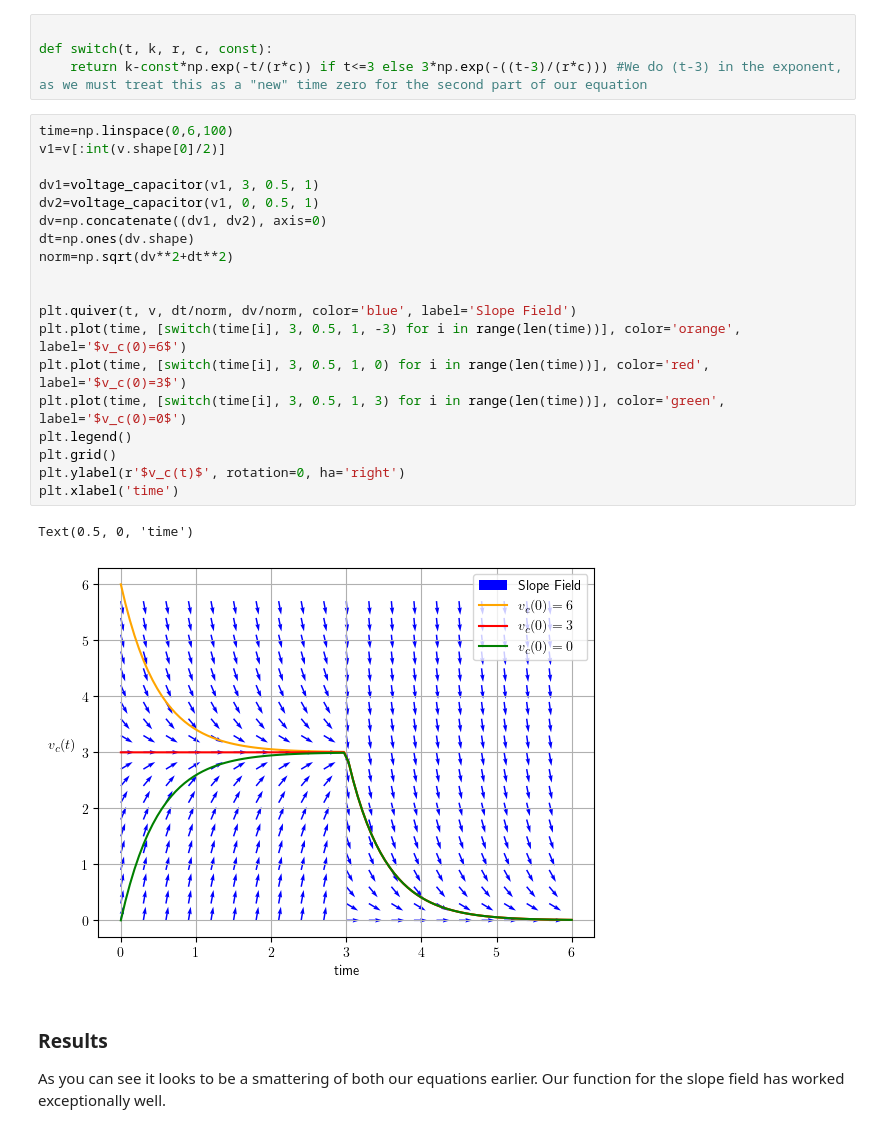
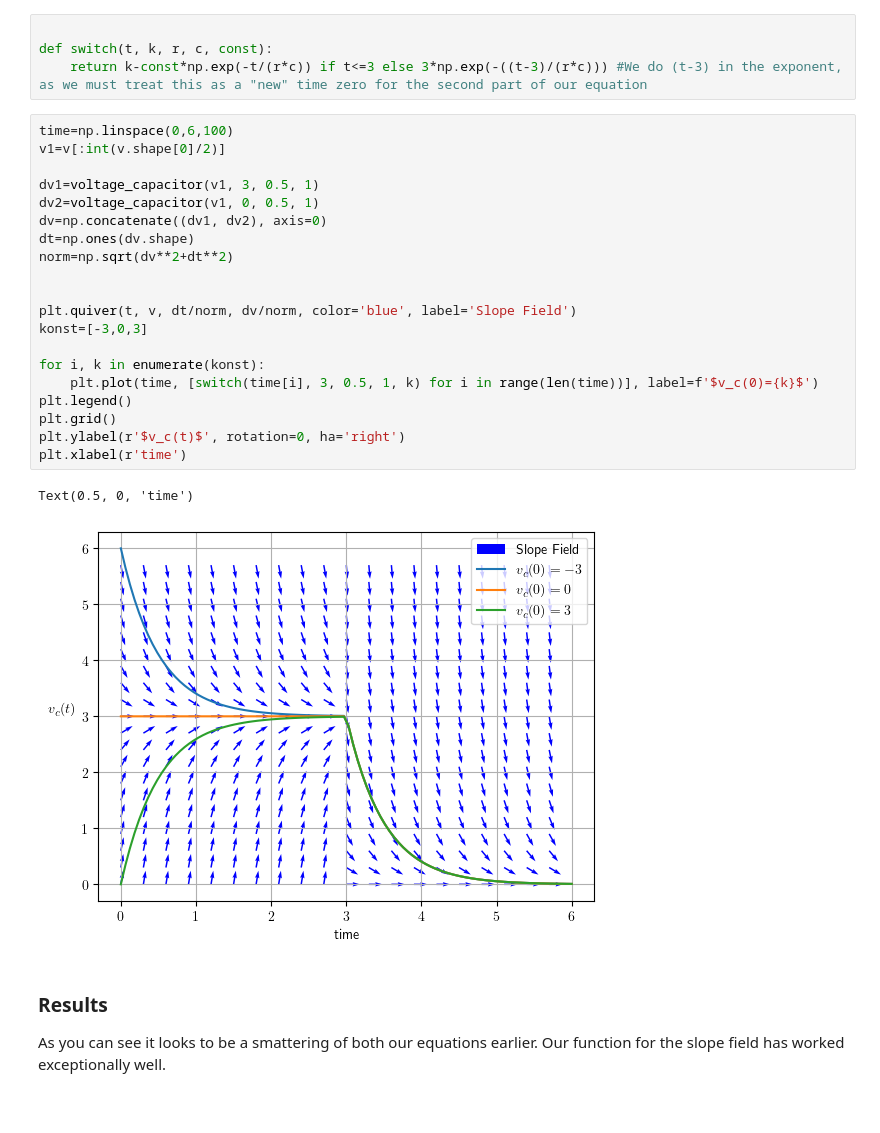
Before and after one commit to FatAnorexic/Math-and-Physics, a Jupyter notebook: diffy_q/slope_fields/rc_circuit.ipynb, the cells around one changed output. Drawn from its saved outputs; the diff is of its cells as text.

```diff
--- a/diffy_q/slope_fields/rc_circuit.ipynb
+++ b/diffy_q/slope_fields/rc_circuit.ipynb
@@ -105,25 +105,26 @@ def switch(t, k, r, c, const):
 # %%
 time=np.linspace(0,6,100)
 v1=v[:int(v.shape[0]/2)]
 
 dv1=voltage_capacitor(v1, 3, 0.5, 1)
 dv2=voltage_capacitor(v1, 0, 0.5, 1)
 dv=np.concatenate((dv1, dv2), axis=0)
 dt=np.ones(dv.shape)
 norm=np.sqrt(dv**2+dt**2)
 
 
 plt.quiver(t, v, dt/norm, dv/norm, color='blue', label='Slope Field')
-plt.plot(time, [switch(time[i], 3, 0.5, 1, -3) for i in range(len(time))], color='orange', label='$v_c(0)=6$')
-plt.plot(time, [switch(time[i], 3, 0.5, 1, 0) for i in range(len(time))], color='red', label='$v_c(0)=3$')
-plt.plot(time, [switch(time[i], 3, 0.5, 1, 3) for i in range(len(time))], color='green', label='$v_c(0)=0$')
+konst=[-3,0,3]
+
+for i, k in enumerate(konst):
+    plt.plot(time, [switch(time[i], 3, 0.5, 1, k) for i in range(len(time))], label=f'$v_c(0)={k}$')
 plt.legend()
 plt.grid()
 plt.ylabel(r'$v_c(t)$', rotation=0, ha='right')
-plt.xlabel('time')
+plt.xlabel(r'time')
 # %% [output]
 Text(0.5, 0, 'time')
-[figure, old version]
+[figure, new version]
 # %% [markdown]
 ### Results
 
```
